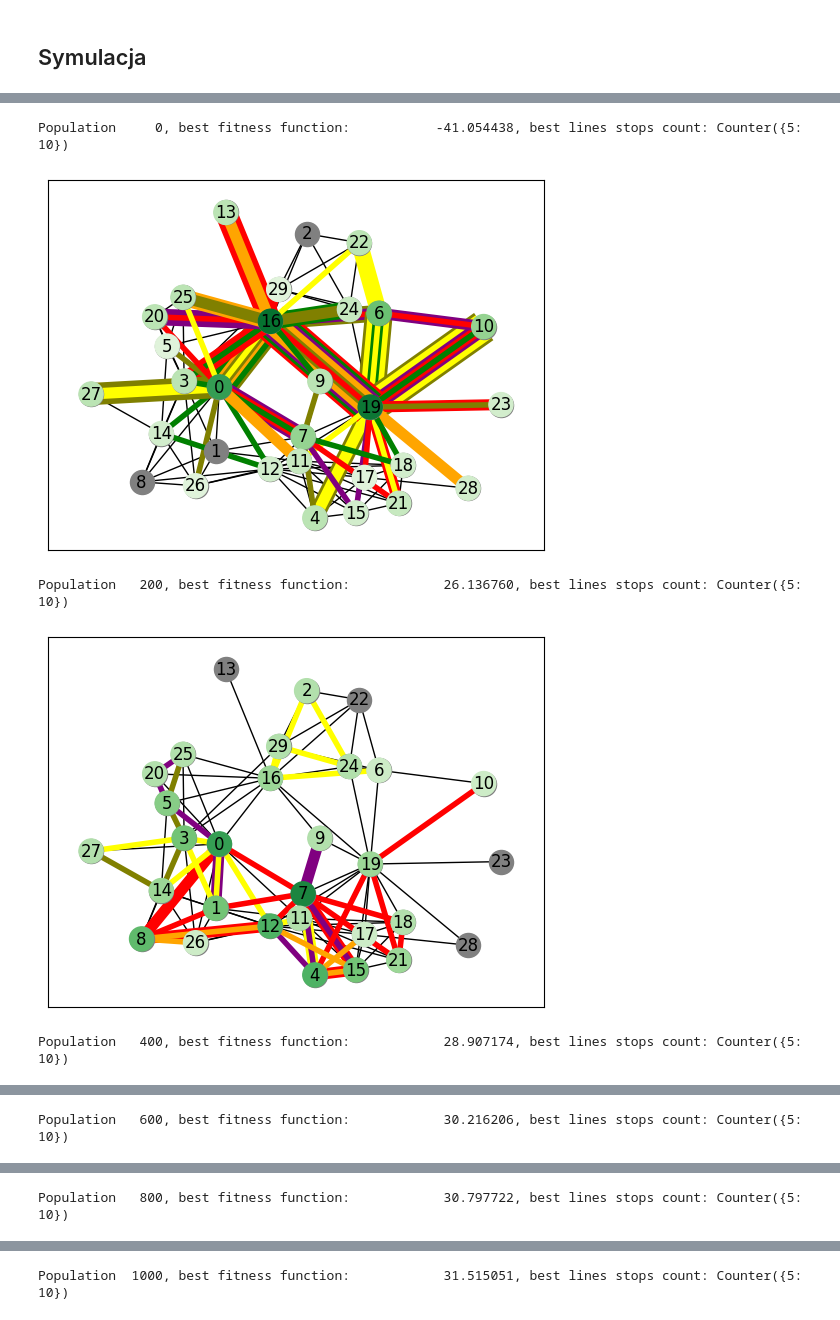
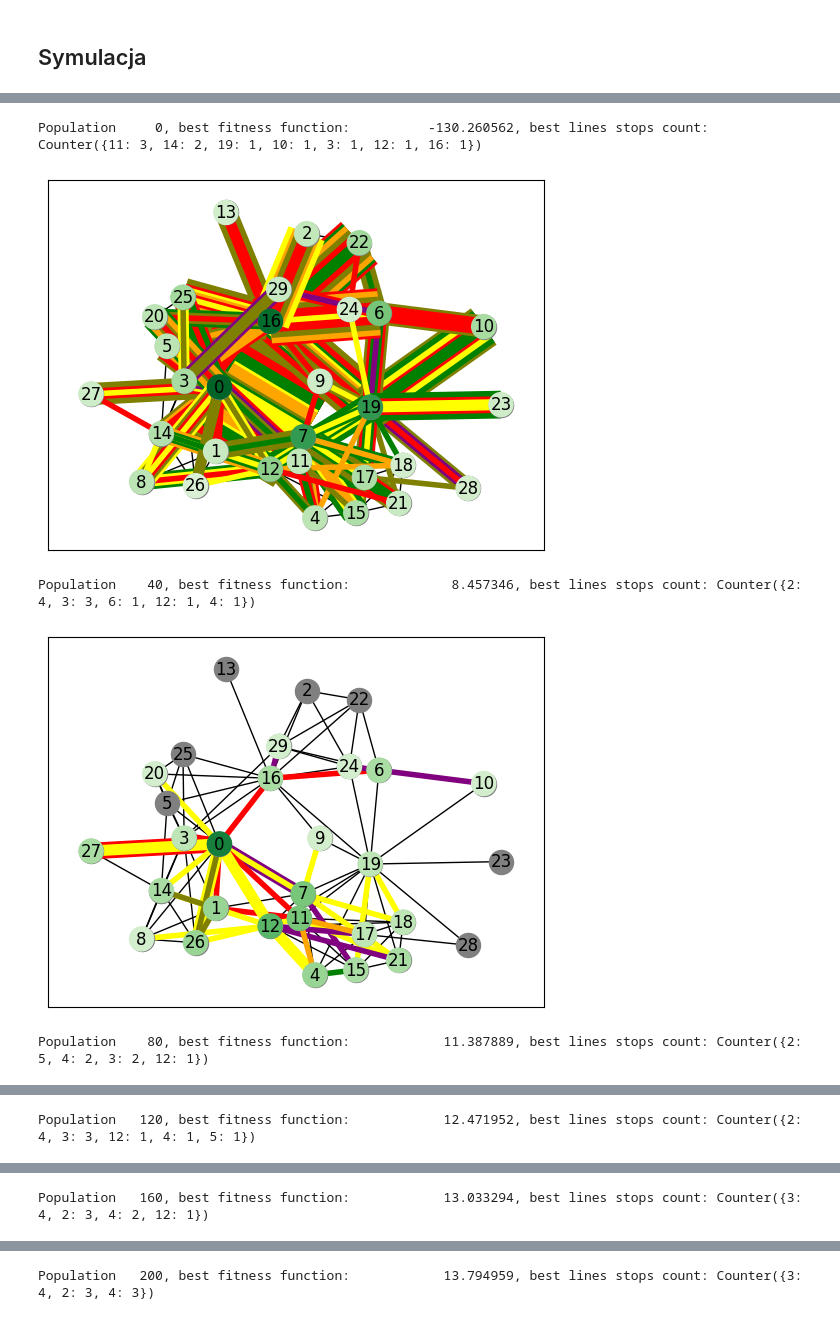
Before and after one commit to pweglik/badania-operacyjne, a Jupyter notebook: docs/mutations test.ipynb, the cells around one changed output, grey strips where cells are left out. Saved outputs shown, nothing was run; the diff lists cells and outputs as text; code cells hidden in the pictures.

```diff
--- a/docs/mutations test.ipynb
+++ b/docs/mutations test.ipynb
@@ -70,22 +71,22 @@ KeyboardInterrupt:
 # %%
 from new_generation.primite_new_generation import new_generation_replace_random_line
 
 sim_engine = SimulationEngine(
     G,
     initial_population=create_initial_population(G, best_paths),
     fitness_function=fitness,
     survival_function=lambda population: n_best_survive(
         population, N_IN_POPULATION // 5
     ),
     new_generation_function=lambda population, graph: new_generation_replace_random_line(
         population, graph, N_IN_POPULATION, best_paths
     ),
 )
 
-sim_engine.run(1000, 200, report_show=True)
+sim_engine.run(200, 40, report_show=True)
 # %% [output]
-Population     0, best fitness function:           -41.054438, best lines stops count: Counter({5: 10})
+Population     0, best fitness function:          -130.260562, best lines stops count: Counter({11: 3, 14: 2, 19: 1, 10: 1, 3: 1, 12: 1, 16: 1})
-[figure, old version]
+[figure, new version]
-Population   200, best fitness function:            26.136760, best lines stops count: Counter({5: 10})
+Population    40, best fitness function:             8.457346, best lines stops count: Counter({2: 4, 3: 3, 6: 1, 12: 1, 4: 1})
-[figure, old version]
+[figure, new version]
-Population   400, best fitness function:            28.907174, best lines stops count: Counter({5: 10})
+Population    80, best fitness function:            11.387889, best lines stops count: Counter({2: 5, 4: 2, 3: 2, 12: 1})
@@ -93 +94 @@ Population   400, best fitness function:            28.907174, best lines stops
-Population   600, best fitness function:            30.216206, best lines stops count: Counter({5: 10})
+Population   120, best fitness function:            12.471952, best lines stops count: Counter({2: 4, 3: 3, 12: 1, 4: 1, 5: 1})
@@ -95 +96 @@ Population   600, best fitness function:            30.216206, best lines stops
-Population   800, best fitness function:            30.797722, best lines stops count: Counter({5: 10})
+Population   160, best fitness function:            13.033294, best lines stops count: Counter({3: 4, 2: 3, 4: 2, 12: 1})
@@ -97 +98 @@ Population   800, best fitness function:            30.797722, best lines stops
-Population  1000, best fitness function:            31.515051, best lines stops count: Counter({5: 10})
+Population   200, best fitness function:            13.794959, best lines stops count: Counter({3: 4, 2: 3, 4: 3})
```
Also changed, not shown: parts of 2 cells of this notebook, 5 other files.
